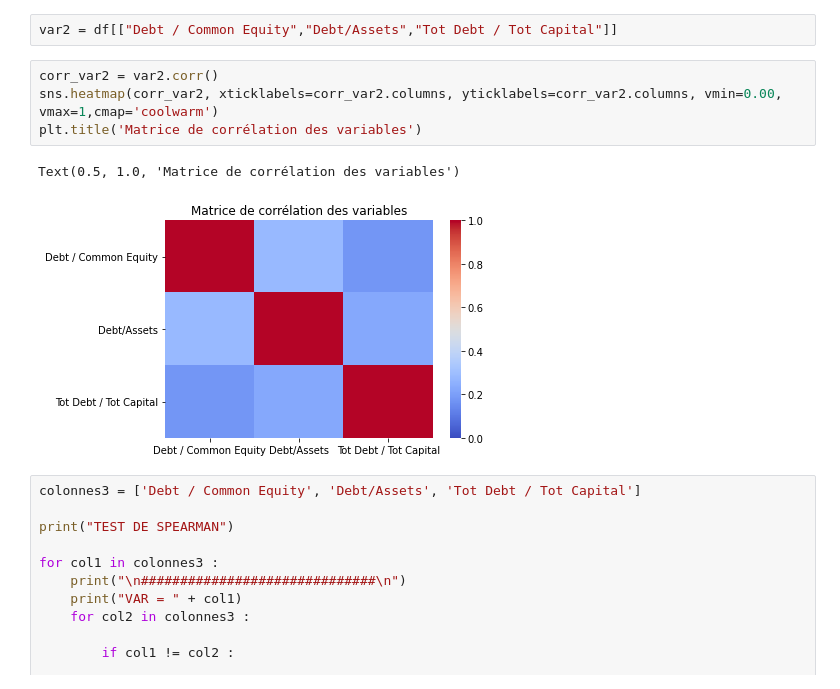
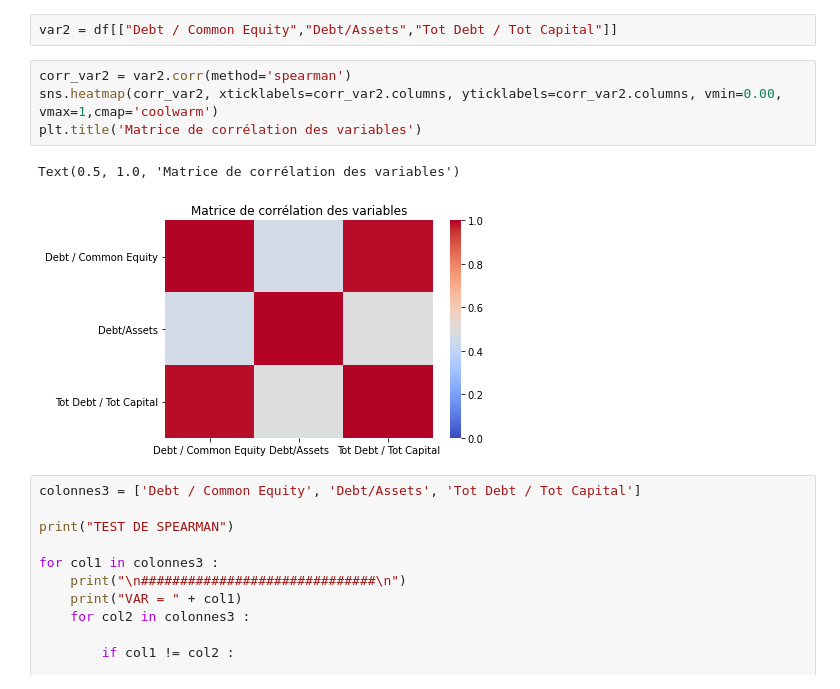
Before and after one commit to Rxzh/PD, a Jupyter notebook: Choix des variables explicatives.ipynb, the cells around one changed output. Cells and saved outputs as stored; diff of their text form.

```diff
--- a/Choix des variables explicatives.ipynb
+++ b/Choix des variables explicatives.ipynb
@@ -339,12 +357,12 @@ KendalltauResult(correlation=0.225531914893617, pvalue=0.0016688026486031192)
 # %%
 var2 = df[["Debt / Common Equity","Debt/Assets","Tot Debt / Tot Capital"]]
 # %%
-corr_var2 = var2.corr()
+corr_var2 = var2.corr(method='spearman')
 sns.heatmap(corr_var2, xticklabels=corr_var2.columns, yticklabels=corr_var2.columns, vmin=0.00, vmax=1,cmap='coolwarm')
 plt.title('Matrice de corrélation des variables')
 # %% [output]
 Text(0.5, 1.0, 'Matrice de corrélation des variables')
-[figure, old version]
+[figure, new version]
 # %%
 colonnes3 = ['Debt / Common Equity', 'Debt/Assets', 'Tot Debt / Tot Capital']
 
```
Also changed, not shown: parts of 9 cells of this notebook.
